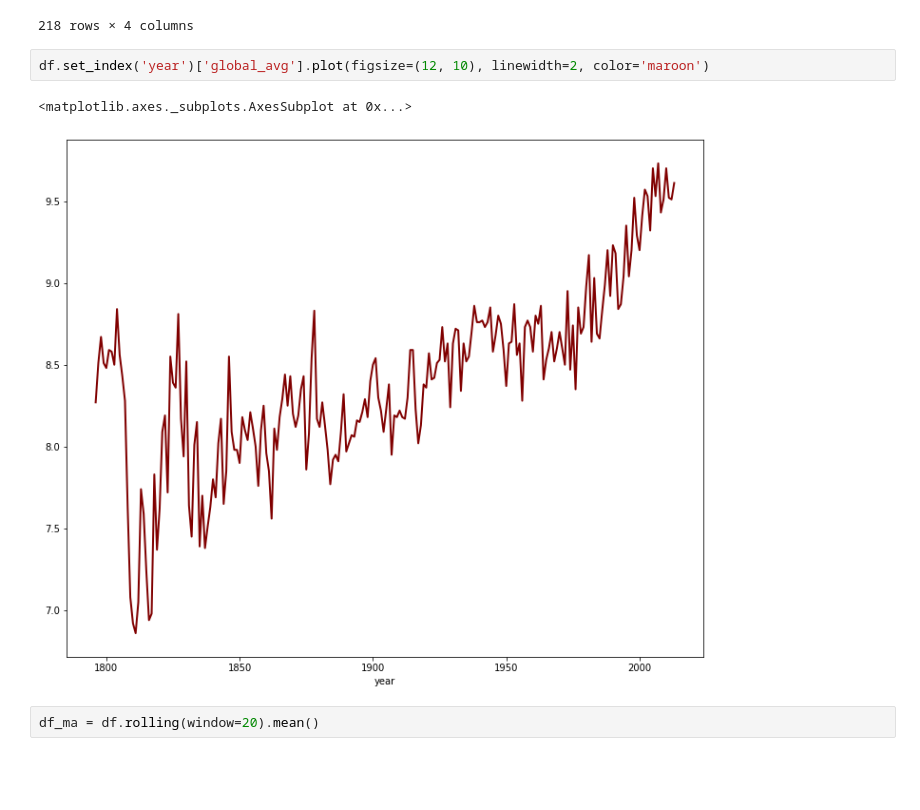
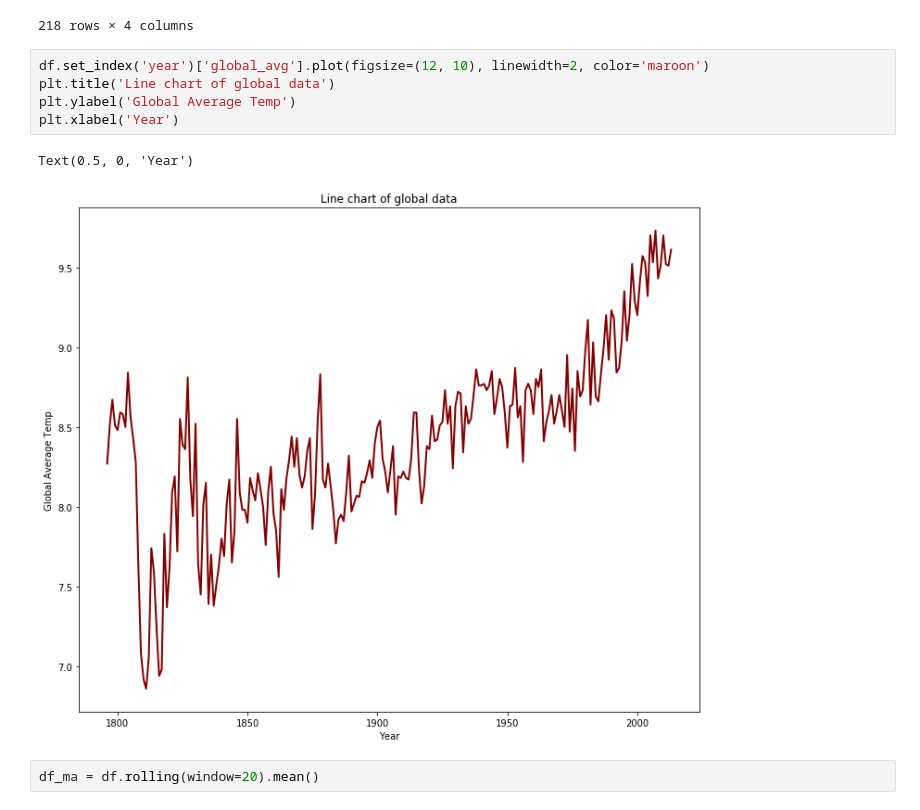
Before and after one commit to Siddharth1698/Data-Analyst-Nanodegree, a Jupyter notebook: Explore_weather_data/analysis.ipynb, the cells around one changed output. Cells and saved outputs as stored; diff of their text form; blank space fills up the shorter version.

```diff
--- a/Explore_weather_data/analysis.ipynb
+++ b/Explore_weather_data/analysis.ipynb
@@ -22,9 +22,12 @@ df
 218 rows × 4 columns
 # %%
 df.set_index('year')['global_avg'].plot(figsize=(12, 10), linewidth=2, color='maroon')
+plt.title('Line chart of global data')
+plt.ylabel('Global Average Temp')
+plt.xlabel('Year')
 # %% [output]
-<matplotlib.axes._subplots.AxesSubplot at 0x...>
+Text(0.5, 0, 'Year')
-[figure, old version]
+[figure, new version]
 # %%
 df_ma = df.rolling(window=20).mean()
 # %%
```
Also changed, not shown: parts of 2 cells of this notebook, 1 other file.
